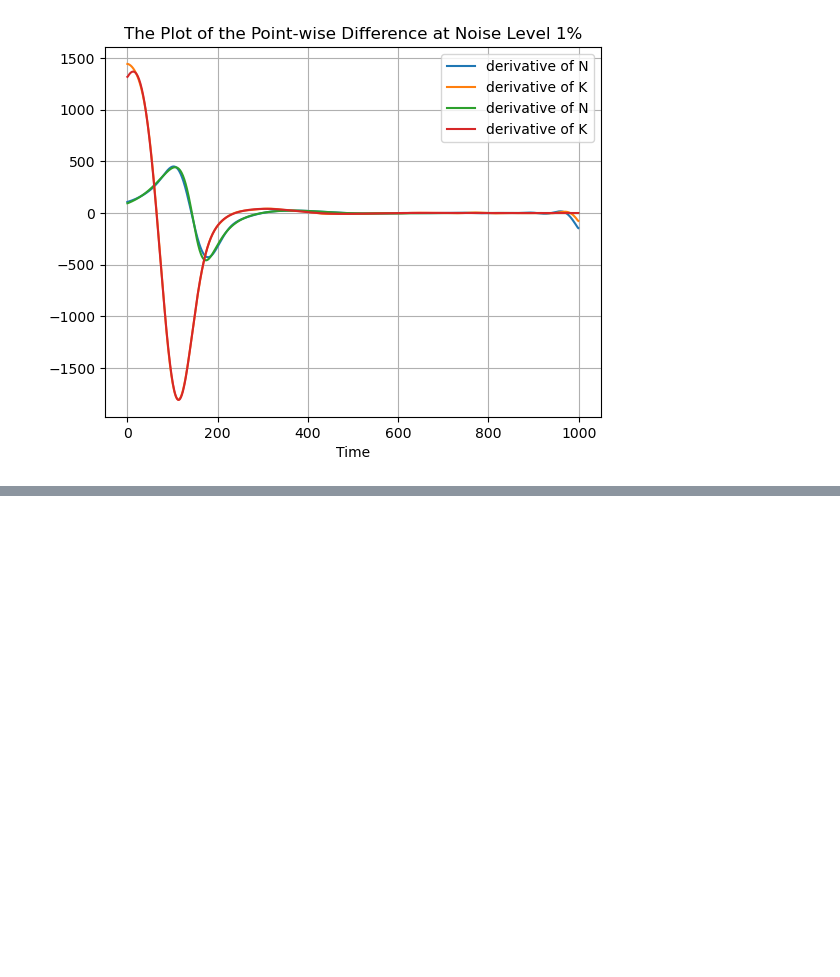
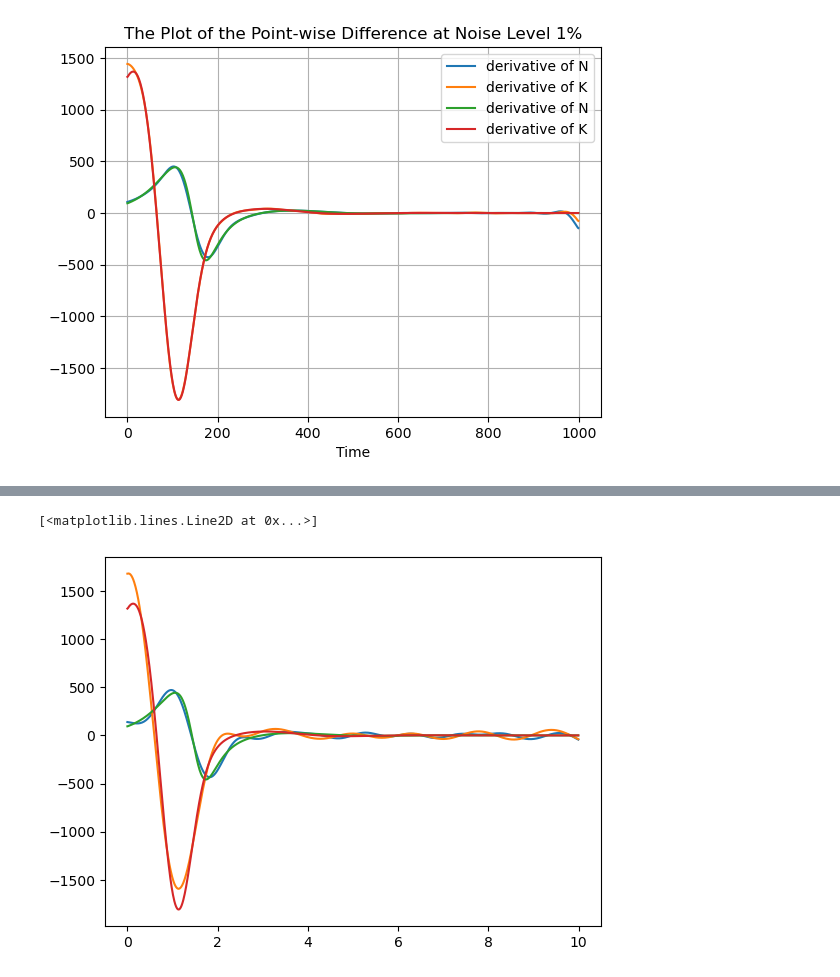
Before and after one commit to mm2319/M4R, a Jupyter notebook: test.ipynb, the cells around one changed output, grey strips where cells are left out. Cells and saved outputs as stored; diff of their text form; code cells hidden in the pictures; blank space fills up the shorter version.

```diff
--- a/test.ipynb
+++ b/test.ipynb
@@ -553,3 +589,38 @@ plt.grid()
+# %%
+
+T, Y = create_data_twocompart(p=0.25)
+T, Y_T = create_data_twocompart(p=0.00)
+toy_xp = np.arange(0,10,0.01)
+gp = GP(kernel=rbf, kernel_diff=rbf_fd)
+Y_pred_1 = gp.predict_mean(
+x_star=toy_xp,  # set to test points
+X = np.array(T),     # set to observed x
+y = np.array(Y[:,0]),       # set to observed y
+size=1,    # draw 100 posterior samples
+theta=[para_1.x[0],para_1.x[1]],
+sigma=para_1.x[2]
+)
+toy_xp = np.arange(0,10,0.01)
+gp = GP(kernel=rbf, kernel_diff=rbf_fd)
+Y_pred_2 = gp.predict_mean(
+x_star=toy_xp,  # set to test points
+X = np.array(T),     # set to observed x
+y = np.array(Y[:,1]),       # set to observed y
+size=1,    # draw 100 posterior samples
+theta=[para_2.x[0],para_2.x[1]],
+sigma=para_2.x[2]
+)
+
+result_1 = derivative.dxdt(Y_1, toy_xp,k=2, kind="finite_difference")
+result_2 = derivative.dxdt(Y_2, toy_xp,k=2, kind="finite_difference")
+# result_3 = derivative.dxdt(Y[:,2], T,k=2, kind="finite_difference")
+plt.plot(toy_xp, result_1)
+plt.plot(toy_xp, result_2)
+plt.plot(T,result_1_T,label= "T N")
+plt.plot(T,result_2_T,label= "T K")
+# %% [output]
+[<matplotlib.lines.Line2D at 0x...>]
+[figure, added]
 # %%
 from skopt import gp_minimize
 from skopt.space import Real
```
Also changed, not shown: parts of 6 cells of this notebook, 1 other file.
